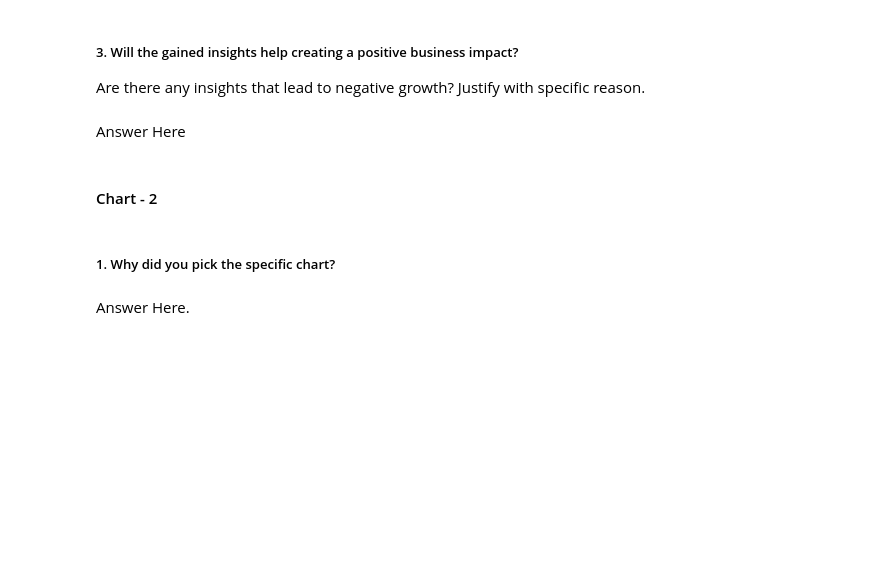
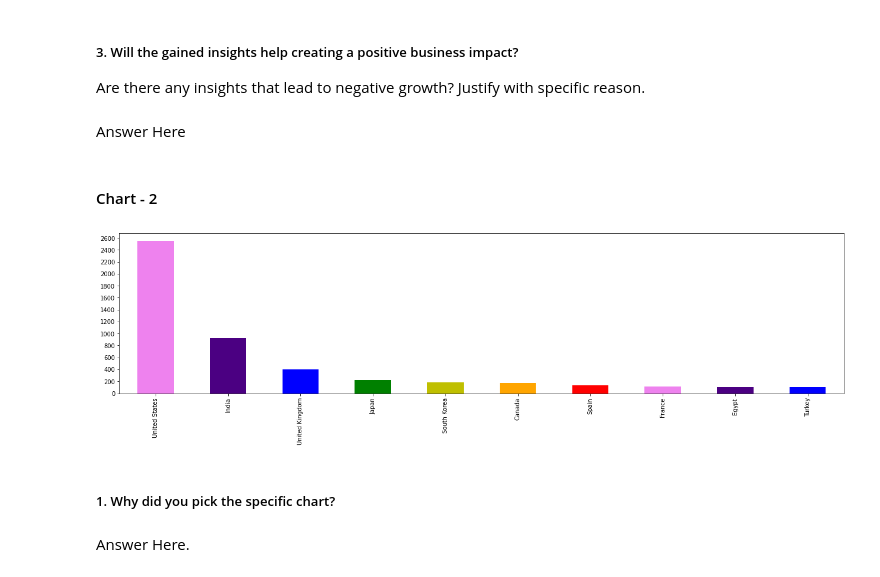
Before and after one commit to mdismailquraishicse/capstone_project_4_netflix_clustering, a Jupyter notebook: netflix_clustering.ipynb, the cells around one changed output. Saved outputs shown, nothing was run; the diff lists cells and outputs as text; code cells hidden in the pictures; blank space fills up the shorter version.

```diff
--- a/netflix_clustering.ipynb
+++ b/netflix_clustering.ipynb
@@ -226,3 +325,10 @@ Answer Here
+# %%
+# Chart - 2 visualization code
+netflix_df['country'].value_counts().sort_values(ascending=False)[:10].plot.bar(figsize=(22,5),color=['violet','indigo','b','g','y','orange','red'])
+plt.yticks(np.arange(0,2601,200))
+plt.show()
+# %% [output]
+[figure, added]
 # %% [markdown]
 ##### 1. Why did you pick the specific chart?
 # %% [markdown]
```
Also changed, not shown: parts of 13 cells of this notebook.
